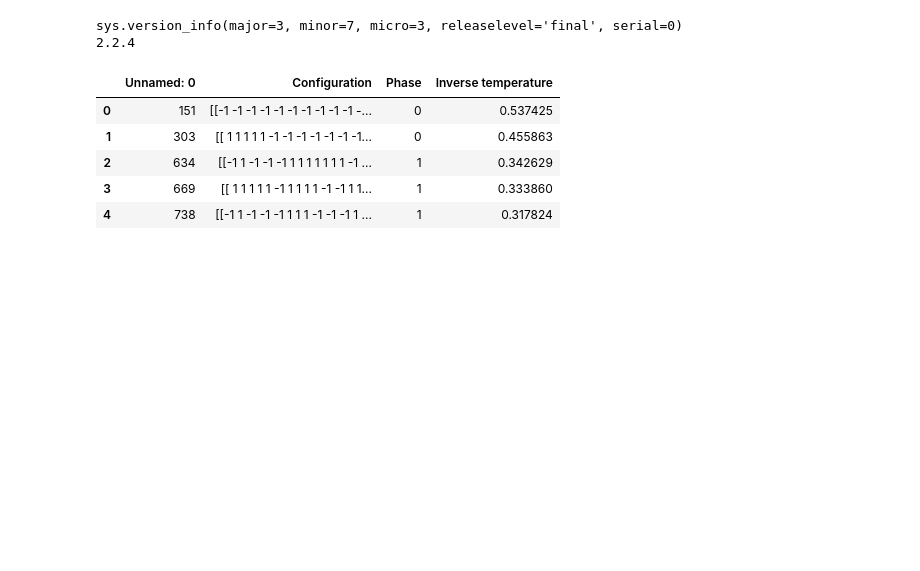
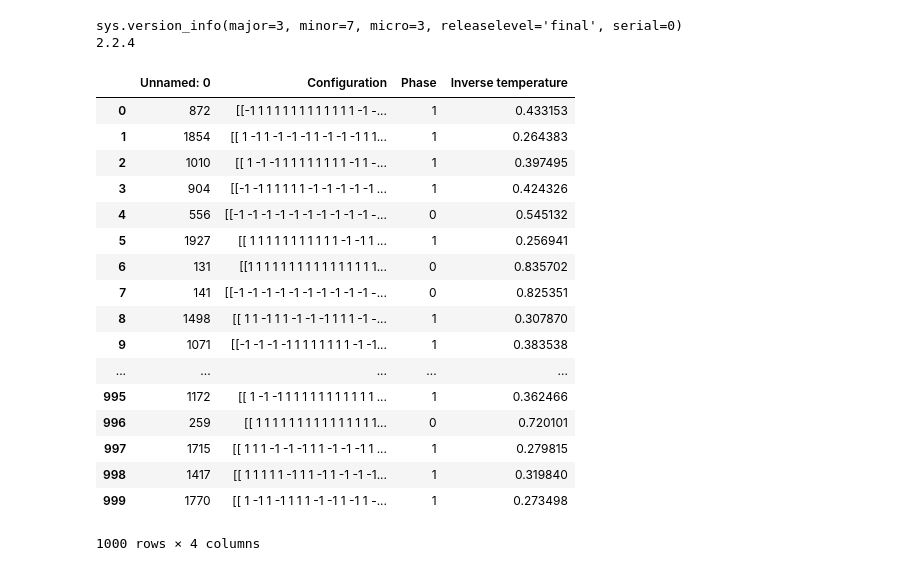
Before and after one commit to just-kir/Ising-ml, a Jupyter notebook: ML-ising.ipynb, the cells around one changed output. Saved outputs shown, nothing was run; the diff lists cells and outputs as text; code cells hidden in the pictures; blank space fills up the shorter version.

```diff
--- a/ML-ising.ipynb
+++ b/ML-ising.ipynb
@@ -12,17 +12,29 @@ import json
 sys.version_info(major=3, minor=7, micro=3, releaselevel='final', serial=0)
 2.2.4
 # %%
-df_train = pd.read_csv('Samples/train400.csv')
-df_test = pd.read_csv('Samples/test400.csv')
+df_train = pd.read_csv('Samples/train2000.csv')
+df_test = pd.read_csv('Samples/test2000.csv')
 # %%
-df_train.head()
+df_train
 # %% [output]
 |  | Unnamed: 0 | Configuration | Phase | Inverse temperature |
-| 0 | 151 | [[-1 -1 -1 -1 -1 -1 -1 -1 -1 -1 -... | 0 | 0.537425 |
-| 1 | 303 | [[ 1 1 1 1 1 -1 -1 -1 -1 -1 -1 -1... | 0 | 0.455863 |
-| 2 | 634 | [[-1 1 -1 -1 -1 1 1 1 1 1 1 1 -1 ... | 1 | 0.342629 |
-| 3 | 669 | [[ 1 1 1 1 1 -1 1 1 1 1 -1 -1 1 1... | 1 | 0.333860 |
-| 4 | 738 | [[-1 1 -1 -1 -1 1 1 1 -1 -1 -1 1 ... | 1 | 0.317824 |
+| 0 | 872 | [[-1 1 1 1 1 1 1 1 1 1 1 1 1 -1 -... | 1 | 0.433153 |
+| 1 | 1854 | [[ 1 -1 1 -1 -1 -1 1 -1 -1 -1 1 1... | 1 | 0.264383 |
+| 2 | 1010 | [[ 1 -1 -1 1 1 1 1 1 1 1 1 -1 1 -... | 1 | 0.397495 |
+| 3 | 904 | [[-1 -1 1 1 1 1 1 -1 -1 -1 -1 -1 ... | 1 | 0.424326 |
+| 4 | 556 | [[-1 -1 -1 -1 -1 -1 -1 -1 -1 -1 -... | 0 | 0.545132 |
+| 5 | 1927 | [[ 1 1 1 1 1 1 1 1 1 1 1 -1 -1 1 ... | 1 | 0.256941 |
+| 6 | 131 | [[1 1 1 1 1 1 1 1 1 1 1 1 1 1 1 1... | 0 | 0.835702 |
+| 7 | 141 | [[-1 -1 -1 -1 -1 -1 -1 -1 -1 -1 -... | 0 | 0.825351 |
+| 8 | 1498 | [[ 1 1 -1 1 1 -1 -1 -1 1 1 1 -1 -... | 1 | 0.307870 |
+| 9 | 1071 | [[-1 -1 -1 -1 1 1 1 1 1 1 1 -1 -1... | 1 | 0.383538 |
+| ... | ... | ... | ... | ... |
+| 995 | 1172 | [[ 1 -1 -1 1 1 1 1 1 1 1 1 1 1 1 ... | 1 | 0.362466 |
+| 996 | 259 | [[ 1 1 1 1 1 1 1 1 1 1 1 1 1 1 1... | 0 | 0.720101 |
+| 997 | 1715 | [[ 1 1 1 -1 -1 -1 1 1 -1 -1 -1 1 ... | 1 | 0.279815 |
+| 998 | 1417 | [[ 1 1 1 1 1 -1 1 1 -1 1 -1 -1 -1... | 1 | 0.319840 |
+| 999 | 1770 | [[ 1 -1 1 -1 1 1 1 -1 -1 1 -1 1 -... | 1 | 0.273498 |
+1000 rows × 4 columns
 # %%
 df_train['Repr'] = df_train['Configuration'].apply(lambda x: np.array(json.loads(x.replace('\n',',').replace('1 ','1, '))))
 df_test['Repr'] = df_test['Configuration'].apply(lambda x: np.array(json.loads(x.replace('\n',',').replace('1 ','1, '))))
```
Also changed, not shown: parts of 9 cells of this notebook.
